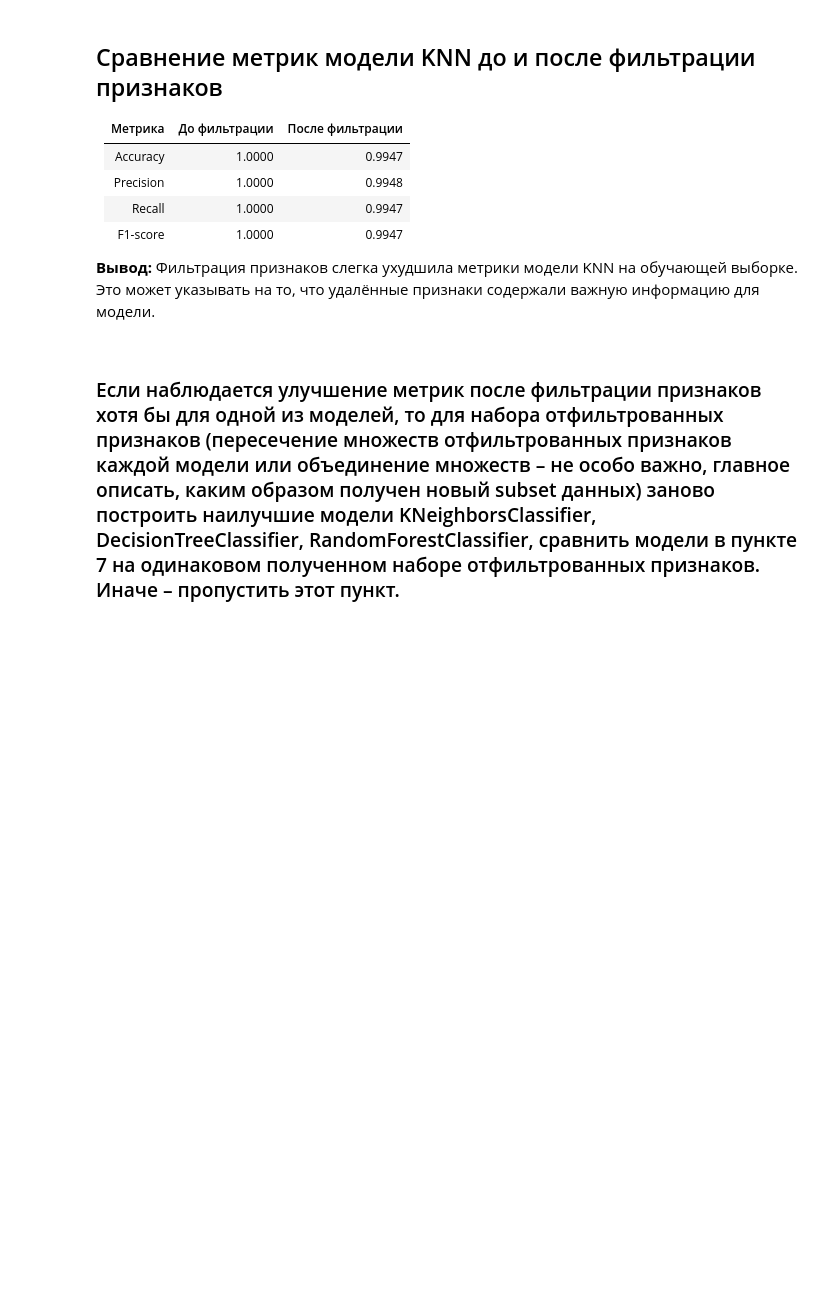
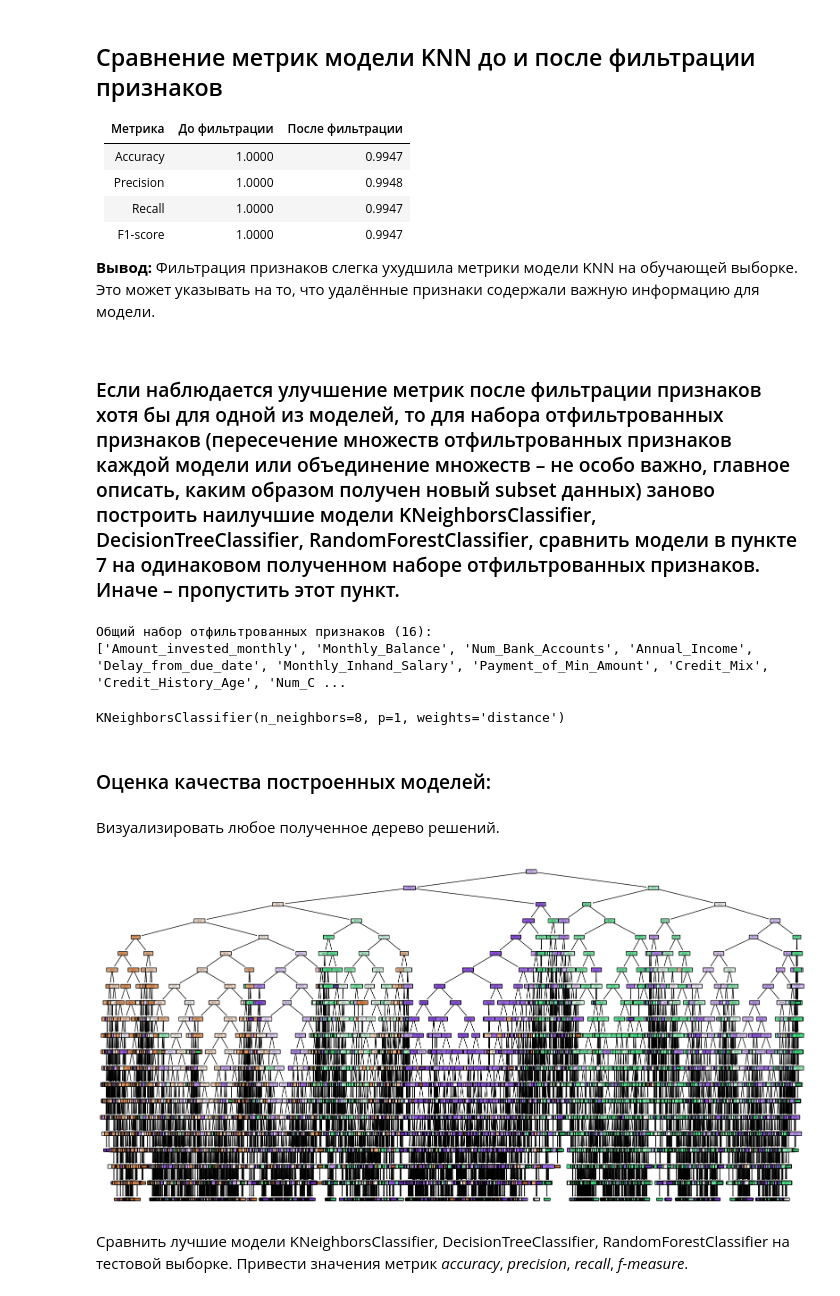
Before and after one commit to Kapodas/technologiesAI_Labs_OsepyanSM_6133, a Jupyter notebook: Lab4/Lab4.ipynb, the cells around one changed output. Cells and saved outputs as stored; diff of their text form; code cells hidden in the pictures; blank space fills up the shorter version.

```diff
--- a/Lab4/Lab4.ipynb
+++ b/Lab4/Lab4.ipynb
@@ -750,3 +723,53 @@ F1-score: 0.9947
 </html>
 # %% [markdown]
 ### Если наблюдается улучшение метрик после фильтрации признаков хотя бы для одной из моделей, то для набора отфильтрованных признаков (пересечение множеств отфильтрованных признаков каждой модели или объединение множеств – не особо важно, главное описать, каким образом получен новый subset данных) заново построить наилучшие модели KNeighborsClassifier, DecisionTreeClassifier, RandomForestClassifier, сравнить модели в пункте 7 на одинаковом полученном наборе отфильтрованных признаков. Иначе – пропустить этот пункт.
+# %%
+common_features = list(set(selected_features) |
+                      set(selected_rf_features) |
+                      set(selected_knn_features))
+
+print(f"\nОбщий набор отфильтрованных признаков ({len(common_features)}):")
+print(common_features)
+X_train_common = X_train[common_features]
+X_test_common = X_test[common_features]
+
+dt_common = DecisionTreeClassifier(**grid_search.best_params_)
+dt_common.fit(X_train_common, y_train)
+
+rf_common = RandomForestClassifier(**rf_grid_search.best_params_)
+rf_common.fit(X_train_common, y_train)
+
+knn_common = KNeighborsClassifier(**knn_grid_search.best_params_)
+knn_common.fit(X_train_common, y_train)
+# %% [output]
+Общий набор отфильтрованных признаков (16):
+['Amount_invested_monthly', 'Monthly_Balance', 'Num_Bank_Accounts', 'Annual_Income', 'Delay_from_due_date', 'Monthly_Inhand_Salary', 'Payment_of_Min_Amount', 'Credit_Mix', 'Credit_History_Age', 'Num_C ...
+KNeighborsClassifier(n_neighbors=8, p=1, weights='distance')
+# %% [markdown]
+### Оценка качества построенных моделей:
+# %% [markdown]
+Визуализировать любое полученное дерево решений.
+# %%
+class_names = le.classes_
+improvement_detected = any([
+    accuracy_score(y_test, best_dt_selected.predict(X_test[selected_features])) > accuracy_score(y_test, best_dt.predict(X_test)),
+
+    accuracy_score(y_test, best_rf_selected.predict(X_test[selected_rf_features])) > accuracy_score(y_test, best_rf.predict(X_test)),
+
+    accuracy_score(y_test, best_knn_selected.predict(X_test[selected_knn_features])) > accuracy_score(y_test, best_knn.predict(X_test))
+])
+
+tree_to_plot = dt_common if improvement_detected else best_dt
+feature_names_to_use = common_features if improvement_detected else X.columns
+
+plt.figure(figsize=(20,10))
+plot_tree(tree_to_plot,
+          feature_names=feature_names_to_use,
+          class_names=class_names,
+          filled=True,
+          rounded=True)
+plt.show()
+# %% [output]
+[figure, added]
+# %% [markdown]
+Сравнить лучшие модели KNeighborsClassifier, DecisionTreeClassifier, RandomForestClassifier на тестовой выборке. Привести значения метрик *accuracy*, *precision*, *recall*, *f-measure*.
```
Also changed, not shown: parts of 4 cells of this notebook, 7 other files.
